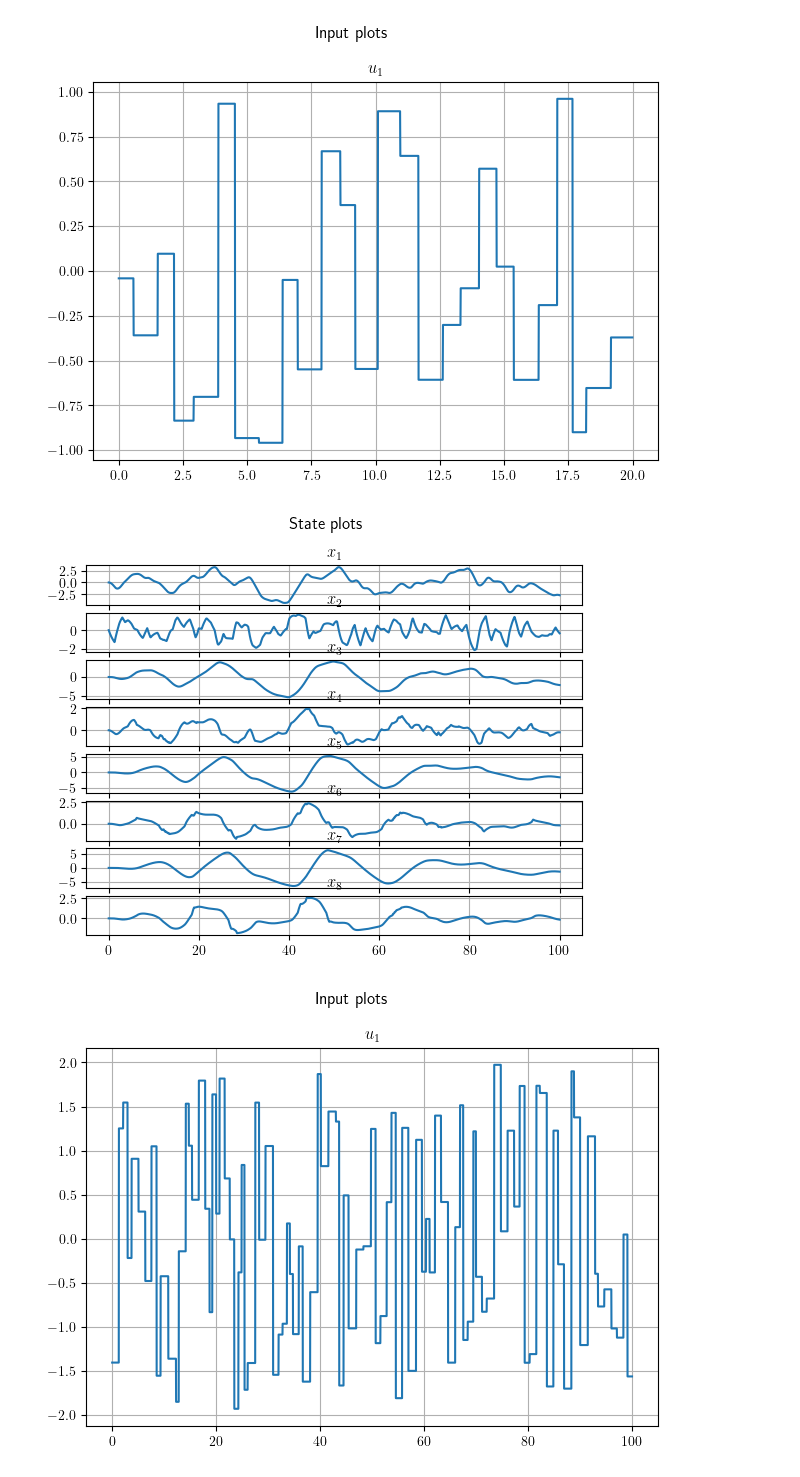
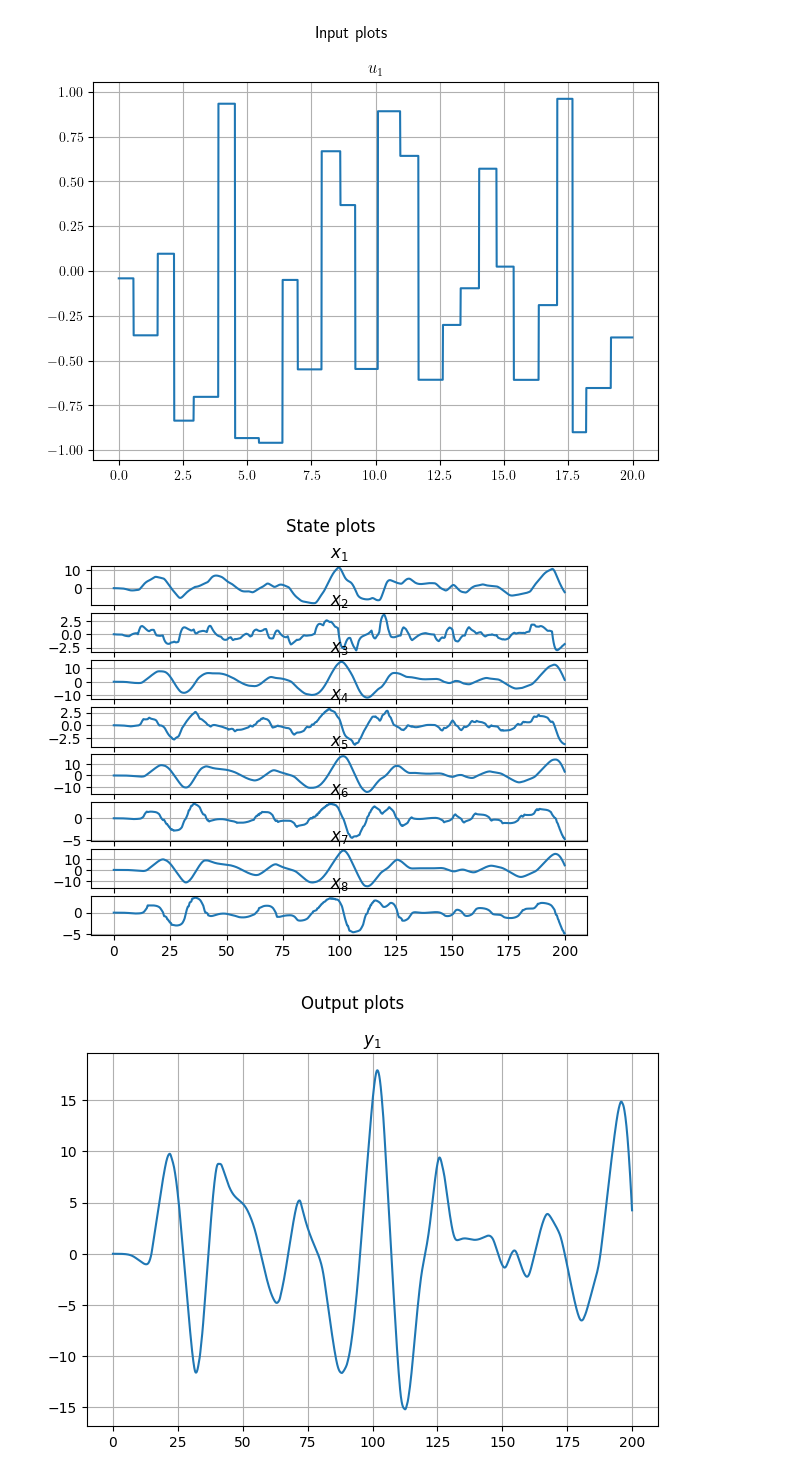
Before and after one commit to Dany-L/statesim, a Jupyter notebook: scripts/notebooks/input_sequence.ipynb, the cells around one changed output. Cells and saved outputs as stored; diff of their text form; code cells hidden in the pictures.

```diff
--- a/scripts/notebooks/input_sequence.ipynb
+++ b/scripts/notebooks/input_sequence.ipynb
@@ -70,29 +70,30 @@ plot_inputs(result=result)
 [figure]
 [figure]
 # %%
-T = 100
-eta = 0.01
+T = 200
+eta = 0.05
 N = int(T / eta)
 us = generate_random_static_input(
     N=N, nu=1, amplitude_range=(-2, 2), frequency_range=(50, 150)
 )
 # us = [np.array([[u]]) for u in np.zeros(N)]
 sys = CoupledMsd()
 model = Nonlinear(
     f=sys.state_dynamics,
     g=sys.output_function,
     nx=sys.nx,
     nu=sys.nu,
     ny=sys.ny,
 )
 sim = ContinuousSimulator(T=T, step_size=eta)
-result, _ = sim.simulate(
+result = sim.simulate(
     model=model,
     initial_state=np.zeros(shape=(4 * 2, 1)),
     input=us,
 )
-plot_states(result=result)
+plot_states(result)
+plot_outputs(result=result)
 plot_inputs(result=result)
 # %% [output]
-[figure, old version]
+[figure, new version]
-[figure, old version]
+[figure, new version]
```
Also changed, not shown: parts of 3 cells of this notebook, 11 other files.
